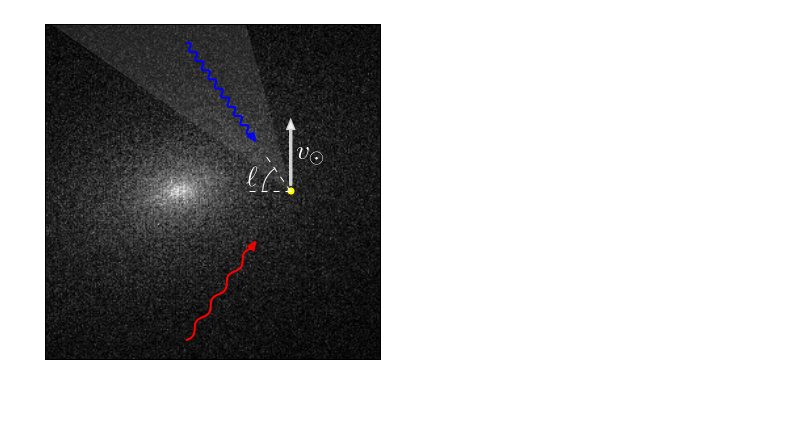
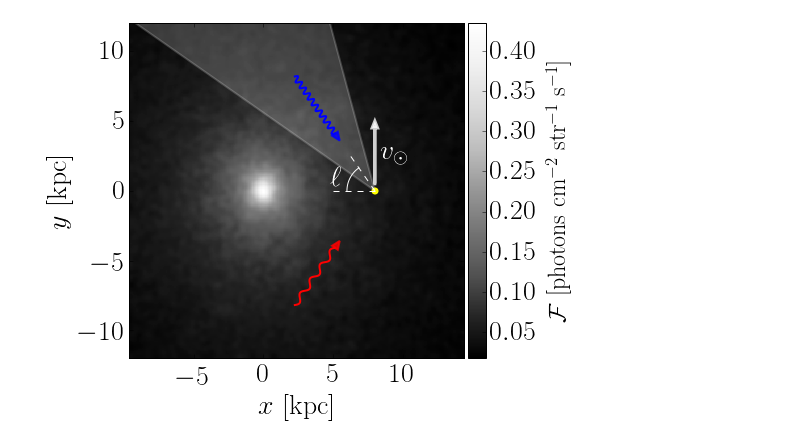
Before and after one commit to ranjanlaha/DMVS, a Jupyter notebook: python/figures.ipynb, the cells around one changed output. Cells and saved outputs as stored; diff of their text form; code cells hidden in the pictures; blank space fills up the shorter version.

Commit message:
New diagram

```diff
--- a/python/figures.ipynb
+++ b/python/figures.ipynb
@@ -28,0 +1,20 @@ Reading Gadget snapshot /nfs/slac/g/ki/ki21/cosmo/yymao/mw_resims/halos/Halo374/
+# %%
+import matplotlib
+%matplotlib inline
+import matplotlib.pyplot as plt
+matplotlib.rcParams['font.size'] = 28.0
+xtick = matplotlib.ticker.FuncFormatter(lambda x, pos: '%.1f'%(x*10**3))
+from scipy.stats import norm, chi2
+import healpy as hp
+import numpy as np
+import os.path
+import classyVS as vs
+reload(vs);
+
+### Set all parameters, use Micro-X ###
+mx_params = vs.micro_x_params.copy()
+mx_lon = np.array([-105., -65., -25., 25., 65., 105.])
+mx_lat = 25.
+mxvs = vs.velocitySpectroscopy(halo=374, instrument_params=mx_params, verbose=False)
+data_an = vs.readVSData(374, 'analytic')
+# data_fill = vs.readVSData(h, 'fill')
@@ -29,13 +214,25 @@ Reading Gadget snapshot /nfs/slac/g/ki/ki21/cosmo/yymao/mw_resims/halos/Halo374/
 # %%
 ####### Figure of Halo 374 ########
+from matplotlib.patches import Polygon
+from scipy.ndimage.filters import gaussian_filter
 fsz = 6
 fig, ax = plt.subplots(1, 1, figsize=(fsz, fsz))
+
 ran = 12.0 #275.7
+nbins=256
 
-# hist, xe, ye = np.histogram2d(pos[:,0], pos[:,1], bins=256, range=[[-0.8*ran, 1.2*ran], [-ran, ran]])
-imargs = {'cmap': plt.cm.Greys_r, 'origin': 'lower', 'extent': [-0.8*ran, 1.2*ran, -ran, ran]}
-# ax.imshow(np.log10(hist), **imargs)
-ax.imshow(hist.T, **imargs)
+prefac = 1.44630429319e-06
+pixar = (2*ran/nbins)**2
+mult = prefac/(pixar/8**2)
+
+hist, xe, ye = np.histogram2d(mxvs.posar[:,0], mxvs.posar[:,1],
+        bins=nbins, range=[[-0.8*ran, 1.2*ran], [-ran, ran]])
+gaussian_filter(hist, 2.0, output=hist, mode='reflect')
+hist *= mult
+
+imargs = {'cmap': plt.cm.Greys_r, 'origin': 'lower',
+          'extent': [-0.8*ran, 1.2*ran, -ran, ran], 'interpolation': 'nearest'}
+im = ax.imshow(hist.T, **imargs)
 
 # diagram of velocity spectroscopy
 rfov = 200.
@@ -44,7 +241,7 @@ torad = np.pi/180
 polyverts = np.array([[0.,0.],[-rfov*np.cos((rot-20.0)*torad),-rfov*np.sin((rot-20.0)*torad)],
                       [-rfov*np.cos((rot+20.0)*torad),-rfov*np.sin((rot+20.0)*torad)]])
 polyverts[:,0] += 8.0
-fov = Polygon(polyverts, lw=0, color='white', alpha=0.1)
+fov = Polygon(polyverts, lw=2, color='white', alpha=0.2)
 ax.add_patch(fov)
 ax.scatter(8.0, 0.0, facecolor='yellow', s=50, lw=0)
 ax.arrow(8.0, 0.5, 0.0, 4.0, head_width=0.4, head_length=0.5, lw=3, fc='white', ec='white', alpha=0.8)
@@ -61,35 +258,44 @@ ax.plot(8.0-2*np.cos(ang), -2*np.sin(ang), 'w')
 ax.text(4.8, 0.3, '$\ell$', color='white')
 
 # blue arrow
 arad = 5.0
+apos=arad
 xpos=np.linspace(0.0, 1.0, 100)
 ypos=0.2*np.sin(10*2*np.pi*xpos)
 xpos *= apos
 xa = -cs*xpos+sn*ypos
 ya = -sn*xpos-cs*ypos
 xa += 8.0-arad*cs
 ya += -sn*arad
 ax.plot(xa, ya, lw=2, c='blue')
-ax.arrow(8.0-arad*cs, -sn*arad, 0.01*cs, 0.01*sn, head_width=0.5, head_length=0.6, lw=2, fc='blue', ec='blue', alpha=0.8)
+ax.arrow(8.0-arad*cs, -sn*arad, 0.01*cs, 0.01*sn,
+         head_width=0.5, head_length=0.6, lw=2, fc='blue', ec='blue', alpha=0.8)
 
 # red arrow
 xpos=np.linspace(0.0, 1.0, 100)
 ypos=0.2*np.sin(4*2*np.pi*xpos)
 xpos *= apos
 xa = -cs*xpos+sn*ypos
 ya = sn*xpos+cs*ypos
 xa += 8.0-arad*cs
 ya += sn*arad
 ax.plot(xa, ya, lw=2, c='red')
-ax.arrow(8.0-arad*cs, sn*arad, 0.01*cs, -0.01*sn, head_width=0.5, head_length=0.6, lw=2, fc='red', ec='red', alpha=0.8)
+ax.arrow(8.0-arad*cs, sn*arad, 0.01*cs, -0.01*sn,
+         head_width=0.5, head_length=0.6, lw=2, fc='red', ec='red', alpha=0.8)
 
 # ax.axis('off')
 ax.set_xlim(-0.8*ran, 1.2*ran)
 ax.set_ylim(-ran, ran)
-ax.get_xaxis().set_ticks([])
-ax.get_yaxis().set_ticks([])
+
+# print ax.get_position()
+cax = fig.add_axes([0.91, 0.125, 0.04, 0.775])
+cb = fig.colorbar(im, cax=cax, orientation='vertical')
+cb.set_label('$\mathcal{F}~[\mathrm{photons~cm^{-2}~str^{-1}~s^{-1}}]$', rotation=90, fontsize=24, labelpad=10)
+
+ax.set_ylabel(r'$y$ [kpc]')
+ax.set_xlabel(r'$x$ [kpc]')
 ax.set_axis_bgcolor('black')
 
 # fig.savefig('../img/vspec_diagram.png', bbox_inches='tight', dpi=300)
 # %% [output]
-[figure, old version]
+[figure, new version]
```
Also changed, not shown: parts of 12 cells of this notebook, 1 other file.
